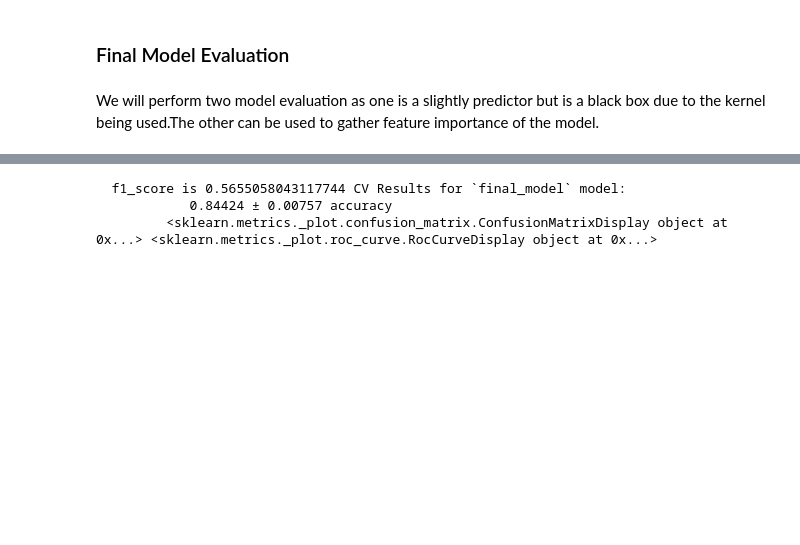
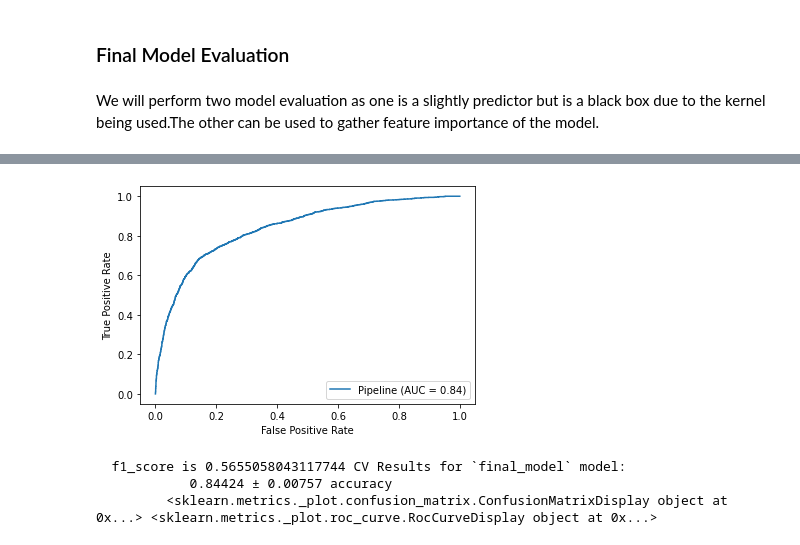
Before and after one commit to xiaohua-su/Predicting_H1N1_Vaccination, a Jupyter notebook: H1N1 Vaccine Modeling.ipynb, the cells around one changed output, grey strips where cells are left out. Drawn from its saved outputs; the diff is of its cells as text; code cells hidden in the pictures; blank space fills up the shorter version.

```diff
--- a/H1N1 Vaccine Modeling.ipynb
+++ b/H1N1 Vaccine Modeling.ipynb
@@ -1101,3 +1101,8 @@ ModelWithCV(final_model, 'final_model', X_test, y_test).print_summary()
+# %%
+plot_roc_curve(final_model, X_test, y_test)
+plt.savefig('roc.png')
+# %% [output]
+[figure, added]
 # %%
 svm_pipe = ImPipeline(steps = [
     ('ct', ct),
```
Also changed, not shown: parts of 3 cells of this notebook, 2 other files.
